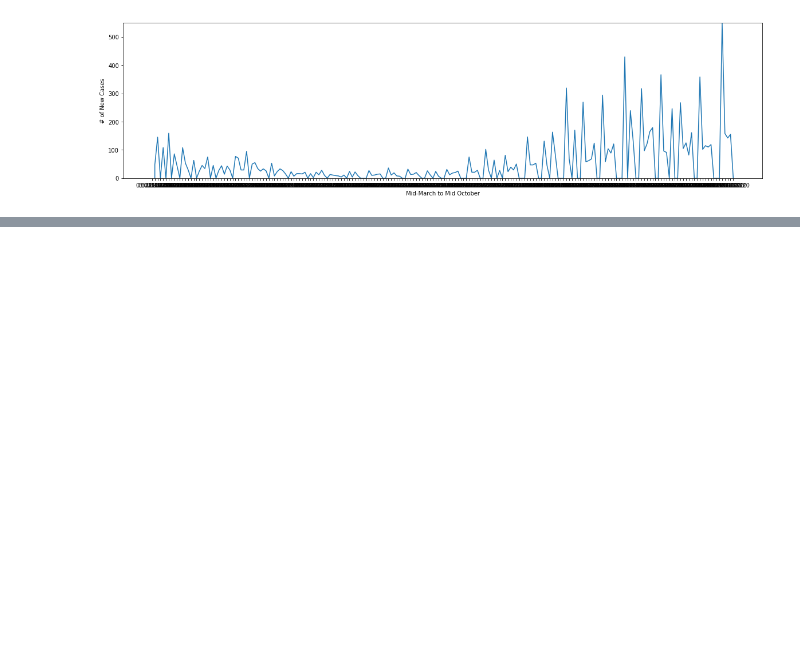
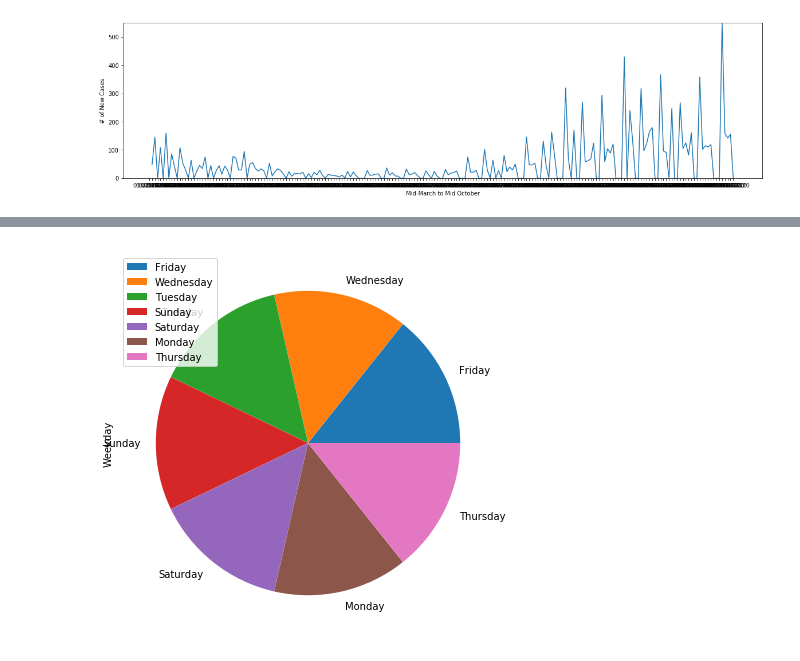
Before and after one commit to clement-ip/covid-airport-travel, a Jupyter notebook: analyze_covid.ipynb, the cells around one changed output, grey strips where cells are left out. Saved outputs shown, nothing was run; the diff lists cells and outputs as text; code cells hidden in the pictures; blank space fills up the shorter version.

```diff
--- a/analyze_covid.ipynb
+++ b/analyze_covid.ipynb
@@ -95,0 +111,13 @@ nyCount
+# %%
+# BC usually does not report case count on weekends. This may result in a spike on Mondays.
+# Verify integrity of data.
+
+# Check for # of weekends reported for BC
+bcCount['Date'] = pd.to_datetime(bcCount['Date'])
+bcCount['Weekday'] = bcCount['Date'].dt.day_name()
+
+bcDayCount = pd.DataFrame(bcCount['Weekday'].value_counts())
+dayRecords = bcDayCount.plot.pie(y = 'Weekday', figsize = (7,7))
+# Result: It seems like there are published results on weekends.
+# %% [output]
+[figure, added]
```
Also changed, not shown: parts of 9 cells of this notebook, 5 other files.
